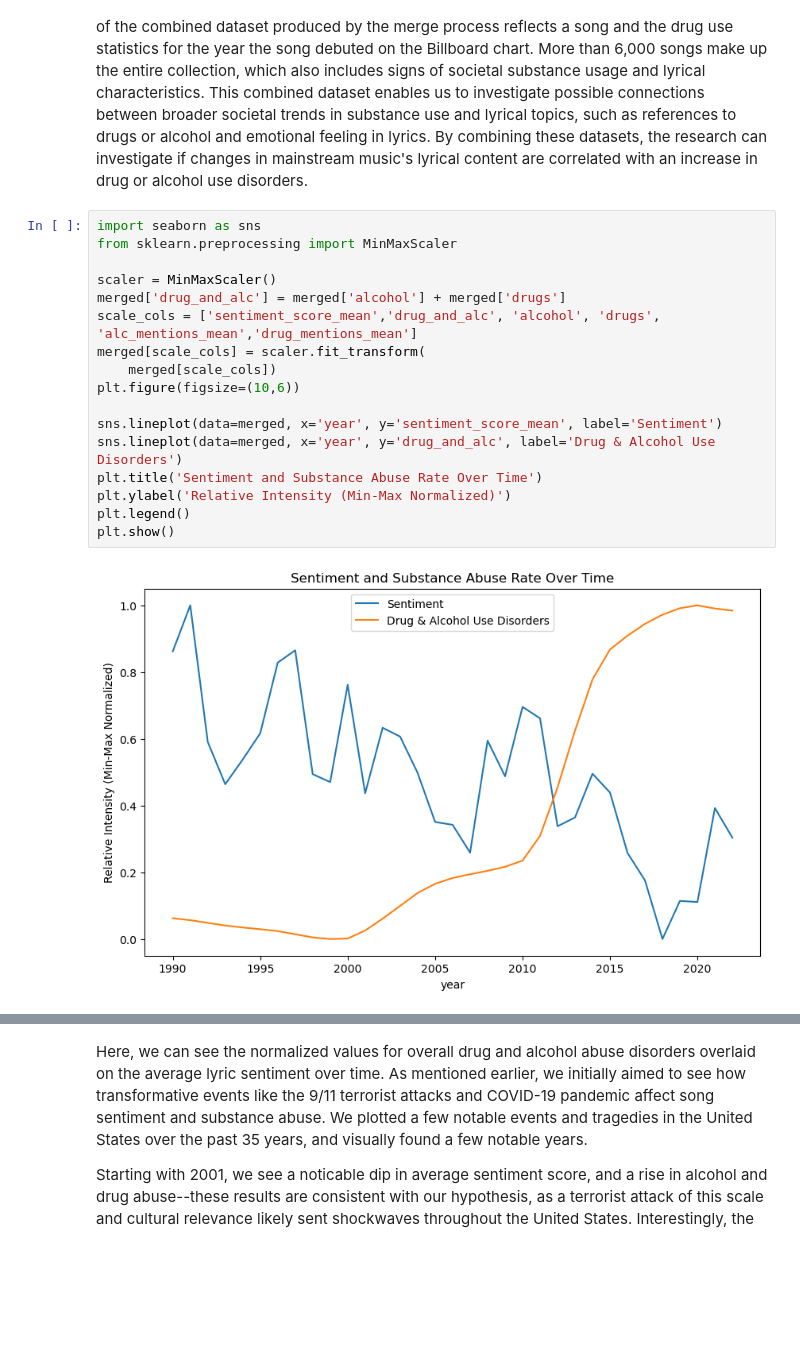
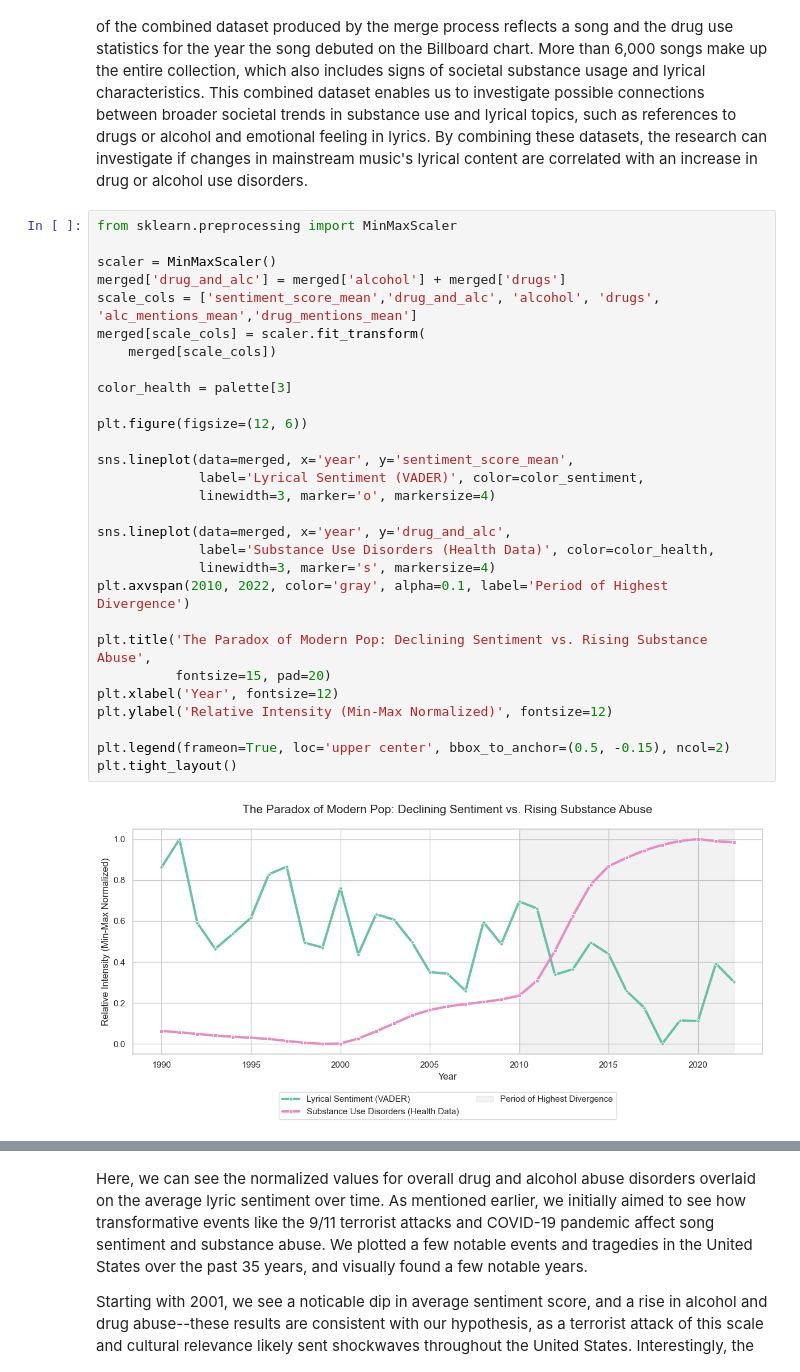
Before and after one commit to COGS108/Group104_WI26, a Jupyter notebook: 03-FinalProject.ipynb, the cells around one changed output, grey strips where cells are left out. Cells and saved outputs as stored; diff of their text form; blank space fills up the shorter version.

Commit message:
Aligned visuals to fit a set color scheme, removed rubric from notebook

```diff
--- a/03-FinalProject.ipynb
+++ b/03-FinalProject.ipynb
@@ -310,21 +339,33 @@ These characteristics include the total number of words, the number of unique wo
 The variable 'year' is used to combine the two datasets so that lyrical characteristics and societal changes can be compared. This guarantees that every song in the lyrics collection is linked to the matching annual statistics for drug and alcohol use problems in the US. Each row of the combined dataset produced by the merge process reflects a song and the drug use statistics for the year the song debuted on the Billboard chart.
 More than 6,000 songs make up the entire collection, which also includes signs of societal substance usage and lyrical characteristics. This combined dataset enables us to investigate possible connections between broader societal trends in substance use and lyrical topics, such as references to drugs or alcohol and emotional feeling in lyrics. By combining these datasets, the research can investigate if changes in mainstream music's lyrical content are correlated with an increase in drug or alcohol use disorders.
 # %%
-import seaborn as sns
 from sklearn.preprocessing import MinMaxScaler
 
 scaler = MinMaxScaler()
 merged['drug_and_alc'] = merged['alcohol'] + merged['drugs']
 scale_cols = ['sentiment_score_mean','drug_and_alc', 'alcohol', 'drugs', 'alc_mentions_mean','drug_mentions_mean']
 merged[scale_cols] = scaler.fit_transform(
     merged[scale_cols])
-plt.figure(figsize=(10,6))
 
-sns.lineplot(data=merged, x='year', y='sentiment_score_mean', label='Sentiment')
-sns.lineplot(data=merged, x='year', y='drug_and_alc', label='Drug & Alcohol Use Disorders')
-plt.title('Sentiment and Substance Abuse Rate Over Time')
-plt.ylabel('Relative Intensity (Min-Max Normalized)')
-plt.legend()
-plt.show()
+color_health = palette[3]
+
+plt.figure(figsize=(12, 6))
+
+sns.lineplot(data=merged, x='year', y='sentiment_score_mean',
+             label='Lyrical Sentiment (VADER)', color=color_sentiment,
+             linewidth=3, marker='o', markersize=4)
+
+sns.lineplot(data=merged, x='year', y='drug_and_alc',
+             label='Substance Use Disorders (Health Data)', color=color_health,
+             linewidth=3, marker='s', markersize=4)
+plt.axvspan(2010, 2022, color='gray', alpha=0.1, label='Period of Highest Divergence')
+
+plt.title('The Paradox of Modern Pop: Declining Sentiment vs. Rising Substance Abuse',
+          fontsize=15, pad=20)
+plt.xlabel('Year', fontsize=12)
+plt.ylabel('Relative Intensity (Min-Max Normalized)', fontsize=12)
+
+plt.legend(frameon=True, loc='upper center', bbox_to_anchor=(0.5, -0.15), ncol=2)
+plt.tight_layout()
 # %% [output]
-[figure, old version]
+[figure, new version]
```
Also changed, not shown: parts of 16 cells of this notebook.
